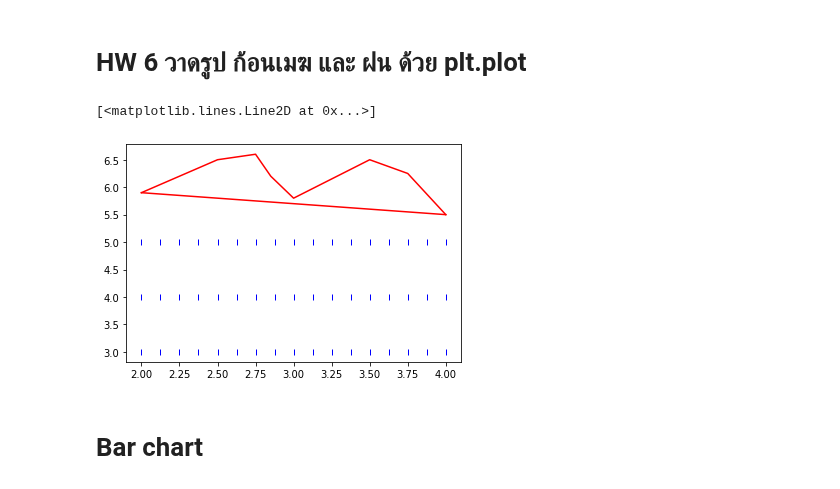
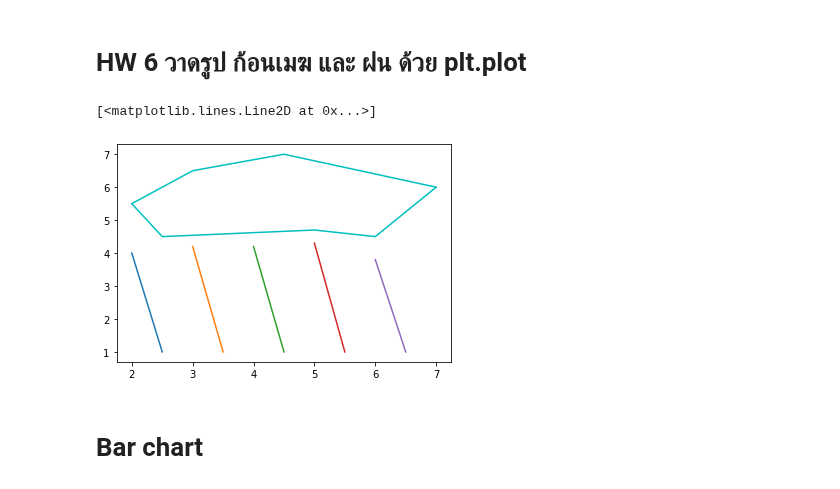
Before and after one commit to kittikhun62/data_viz_2022, a Jupyter notebook: DataViz04_Data_Comparison.ipynb, the cells around one changed output. Cells and saved outputs as stored; diff of their text form; code cells hidden in the pictures.

```diff
--- a/DataViz04_Data_Comparison.ipynb
+++ b/DataViz04_Data_Comparison.ipynb
@@ -157,31 +157,26 @@ plt.ylabel('size (cm)'); #ชื่อแกน y
 [figure]
 # %% [markdown]
 # HW 6  วาดรูป ก้อนเมฆ และ ฝน ด้วย plt.plot
-# %%
-# ก้อนเมฆ
-plt.plot([2,2.25,2.5,2.75,2.85,3,3.5,3.75,4,],[5.9,6.2,6.5,6.6,6.2,5.8,6.5,6.25,5.5],'r-')
-plt.plot([2,4],[5.9,5.5],'r-')
-#ฝน
-plt.plot([2,2,2],[5,4,3],'b|')
-plt.plot([2.125,2.125,2.125],[5,4,3],'b|')
-plt.plot([2.25,2.25,2.25],[5,4,3],'b|')
-plt.plot([2.375,2.375,2.375],[5,4,3],'b|')
-plt.plot([2.5,2.5,2.5],[5,4,3],'b|')
-plt.plot([2.625,2.625,2.625],[5,4,3],'b|')
-plt.plot([2.75,2.75,2.75],[5,4,3],'b|')
-plt.plot([2.875,2.875,2.875],[5,4,3],'b|')
-plt.plot([3,3,3],[5,4,3],'b|')
-plt.plot([3.125,3.125,3.125],[5,4,3],'b|')
-plt.plot([3.25,3.25,3.25],[5,4,3],'b|')
-plt.plot([3.375,3.375,3.375],[5,4,3],'b|')
-plt.plot([3.5,3.5,3.5],[5,4,3],'b|')
-plt.plot([3.625,3.625,3.625],[5,4,3],'b|')
-plt.plot([3.75,3.75,3.75],[5,4,3],'b|')
-plt.plot([3.875,3.875,3.875],[5,4,3],'b|')
-plt.plot([4,4,4],[5,4,3],'b|')
-# %% [output]
-[<matplotlib.lines.Line2D at 0x...>]
-[figure, removed]
+# %%
+#ฝน
+
+plt.plot([2,2.5],[4,1],'-')
+
+plt.plot([3,3.5],[4.2,1],'-')
+
+plt.plot([4,4.5],[4.2,1],'-')
+
+plt.plot([5,5.5],[4.3,1],'-')
+
+plt.plot([6,6.5],[3.8,1],'-')
+
+
+#ก้อนเมฆ
+plt.plot([2,2.5,5,6,7],[5.5,4.5,4.7,4.5,6],'c-')
+plt.plot([2,2.5,3,4.5,5,7],[5.5,6,6.5,7,6.8,6],'c-')
+# %% [output]
+[<matplotlib.lines.Line2D at 0x...>]
+[figure, added]
 # %% [markdown]
  # Bar chart
 # %%
```
Also changed, not shown: parts of 2 cells of this notebook.
